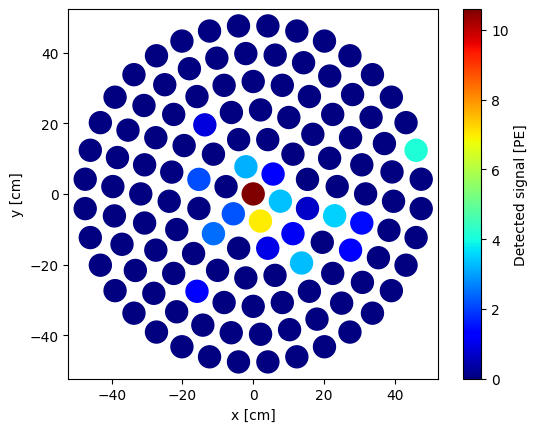
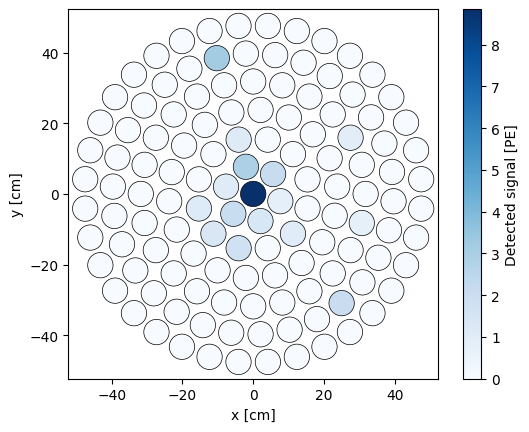
The notebook cell's code change between the first figure and the second:
--- before
+++ after
@@ -2,5 +2,5 @@
 def plot_signal(signal):
     """Plot the signal detected by the PMTs"""
-    plt.scatter(*pmt_positions.T, c=signal, cmap='jet', s=250, vmin=0)
+    plt.scatter(*pmt_positions.T, c=signal, cmap='Blues', s=333, vmin=0, edgecolors='black', linewidths=0.5)
     plt.colorbar(label='Detected signal [PE]')
     plt.gca().set_aspect('equal')

Commit: new idea execution